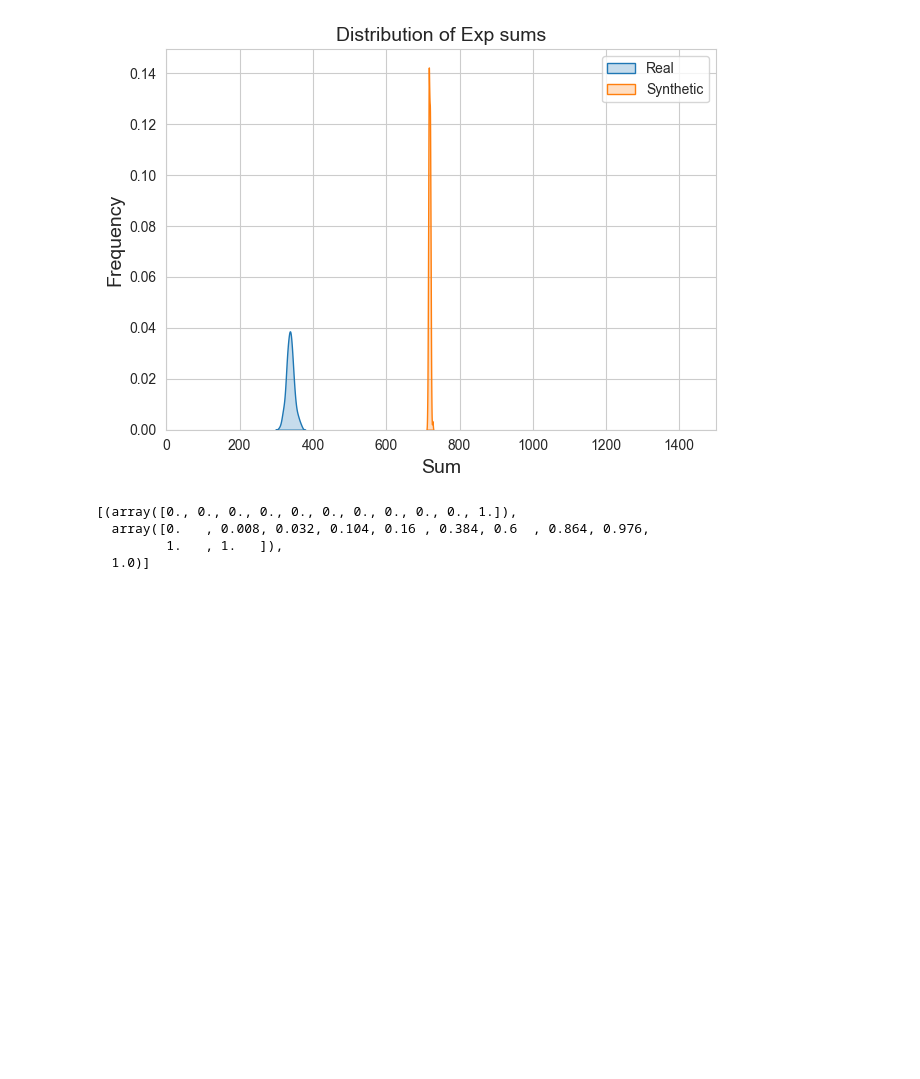
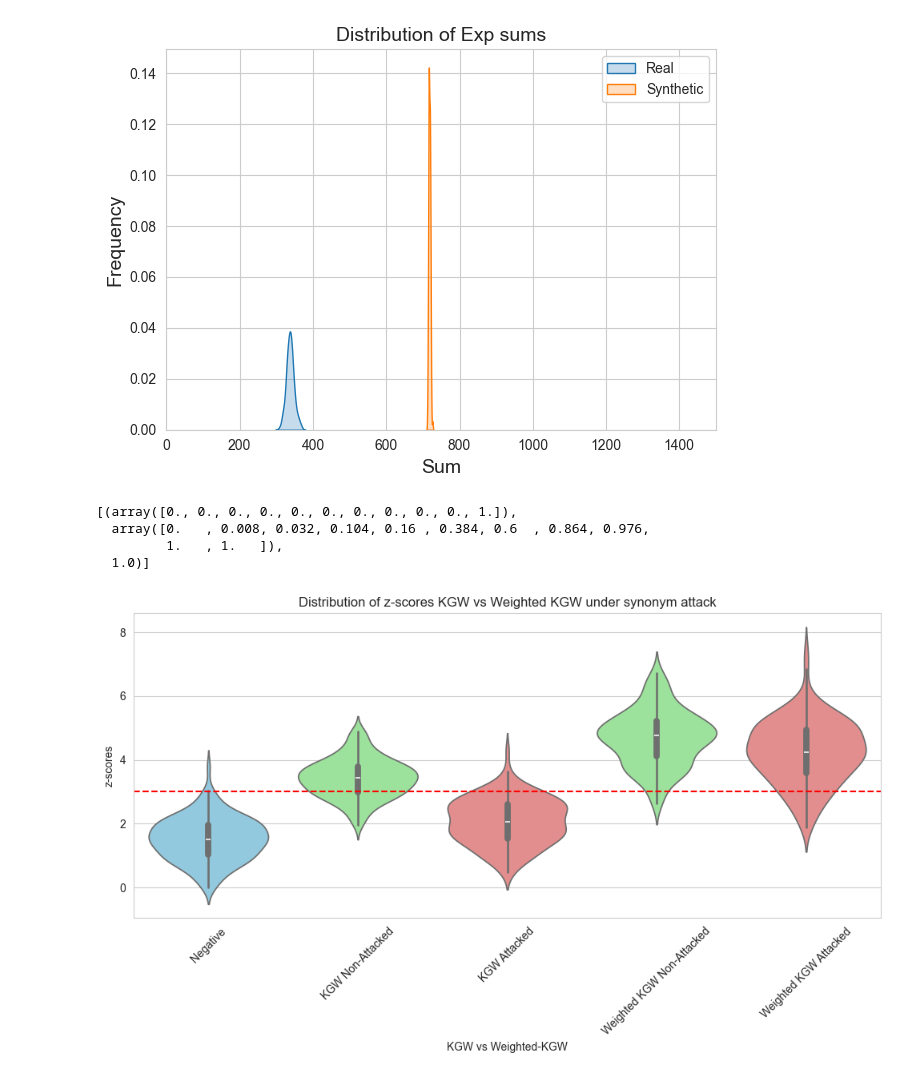
Before and after one commit to blueminh/t-rest, a Jupyter notebook: evaluation/synthcity.ipynb, the cells around one changed output. Saved outputs shown, nothing was run; the diff lists cells and outputs as text; code cells hidden in the pictures; blank space fills up the shorter version.

Commit message:
paraphrase attack

```diff
--- a/evaluation/synthcity.ipynb
+++ b/evaluation/synthcity.ipynb
@@ -489,16 +573,3 @@ plot_roc_curves_separated_figures(results["non_weighted_results"], results["weig
 [figure]
 [figure]
 [figure]
-# %%
-gamma_delta_pairs = [(0.25, 5.0), (0.25, 2.0), (0.5, 1.0), (0.5, 2.0)]
-results = compute_roc_auc(
-    ["diabetes"],
-    gamma_delta_pairs=gamma_delta_pairs,
-    num_samples_per_class=125,
-    num_tokens_per_sample=125,
-    plot_distribution=True,
-    softmax_temp=5.0,
-    custom_softmax=lambda x : softmax(x * 1.5 / np.max(x), 1.0)
-)
-# Plot all ROC curves
-# plot_roc_curves(results["non_weighted_results"], results["weighted_results"])
@@ -859,3 +921,86 @@ compute_roc_auc_exp(
   array([0.   , 0.008, 0.032, 0.104, 0.16 , 0.384, 0.6  , 0.864, 0.976,
          1.   , 1.   ]),
   1.0)]
+# %%
+def plot_post_editing_attack(model_names, gamma_delta_pairs, num_samples_per_class, num_tokens_per_sample, attack_type, custom_softmax, z_threshold=None):
+    tokenizer = transformers.AutoTokenizer.from_pretrained('distilgpt2', add_prefix_space=True)
+    tokenizer.pad_token_id = tokenizer.eos_token_id
+    tokenizer.pad_token = tokenizer.eos_token
+
+    results_normal_synth = []
+    results_attacked_synth = []
+
+    weighted_results_normal_synth = []
+    weighted_results_attacked_synth = []
+
+    for gamma, delta in gamma_delta_pairs:
+        great_watermark_detector = get_detector(gamma, delta)
+
+        real_scores = []
+        synth_non_weighted_non_attacked = []
+        synth_weighted_non_attacked = []
+        synth_non_weighted_attacked = []
+        synth_weighted_attacked = []
+
+        for model_name in model_names:
+            samples_dir = "/Users/minhkau/Documents/TUDelft/Year 3/RP/Code/tabular-gpt/samples/"
+            real_name, _, syn_name = get_filenames_from_model(model_name, 1000, gamma, delta)
+            real_df = pd.read_csv(samples_dir + real_name)
+            syn_df = pd.read_csv(samples_dir + syn_name)
+            syn_attacked_df = pd.read_csv(samples_dir + attack_type + '_'+ syn_name)
+
+            for i in range(int(num_samples_per_class / len(model_names))):
+                real_result = great_watermark_detector.detect(real_df, total_tokens_limit=num_tokens_per_sample, random_state=i, custom_softmax=custom_softmax)
+                gen_result = great_watermark_detector.detect(syn_df, total_tokens_limit=num_tokens_per_sample, random_state=i, custom_softmax=custom_softmax)
+                gen_attacked_result = great_watermark_detector.detect(syn_attacked_df, total_tokens_limit=num_tokens_per_sample, random_state=i, custom_softmax=custom_softmax)
+
+                real_scores.append(real_result['z_score'])
+                synth_non_weighted_non_attacked.append(gen_result['z_score'])
+                synth_weighted_non_attacked.append(gen_result['weighted_z_score'])
+
+                synth_non_weighted_attacked.append(gen_attacked_result['z_score'])
+                synth_weighted_attacked.append(gen_attacked_result['weighted_z_score'])
+
+            data = {
+                'Negative': real_scores,
+
+                'KGW Non-Attacked': synth_non_weighted_non_attacked,
+                'KGW Attacked': synth_non_weighted_attacked,
+
+                'Weighted KGW Non-Attacked': synth_weighted_non_attacked,
+                'Weighted KGW Attacked': synth_weighted_attacked
+            }
+
+            custom_palette = {
+                'Negative': 'skyblue',                           # Unique color for Negative
+                'KGW Non-Attacked': 'lightgreen',                # Same color for KGW Non-Attacked
+                'KGW Attacked': 'lightcoral',                    # Same color for KGW Attacked
+                'Weighted KGW Non-Attacked': 'lightgreen',       # Same color for Weighted KGW Non-Attacked
+                'Weighted KGW Attacked': 'lightcoral'            # Same color for Weighted KGW Attacked
+            }
+
+            # Convert the dictionary into a DataFrame for easier manipulation with seaborn
+            df = pd.DataFrame(data)
+
+            # Melt the DataFrame to format it for seaborn
+            df_melted = df.melt(var_name='Category', value_name='Values')
+
+            # Create the violin plot
+            plt.figure(figsize=(10, 6))
+            sns.violinplot(x='Category', y='Values', data=df_melted, palette=custom_palette)
+            if z_threshold:
+                plt.axhline(y=z_threshold, color='red', linestyle='--')
+            plt.title(f'Distribution of z-scores KGW vs Weighted KGW under {attack_type} attack')
+            plt.xlabel('KGW vs Weighted-KGW')
+            plt.ylabel('z-scores')
+            plt.xticks(rotation=45)
+            plt.tight_layout()
+
+            # Show the plot
+            plt.show()
+    return {}
+
+
+plot_post_editing_attack(['adult'], [(0.25, 2.0)], 125, 125, 'synonym', custom_softmax=(lambda x : softmax(x * 1.5 / np.max(x), 1.0)), z_threshold=3.0 )
+# %% [output]
+[figure, added]
```
Also changed, not shown: parts of 7 cells of this notebook, 19 other files.
